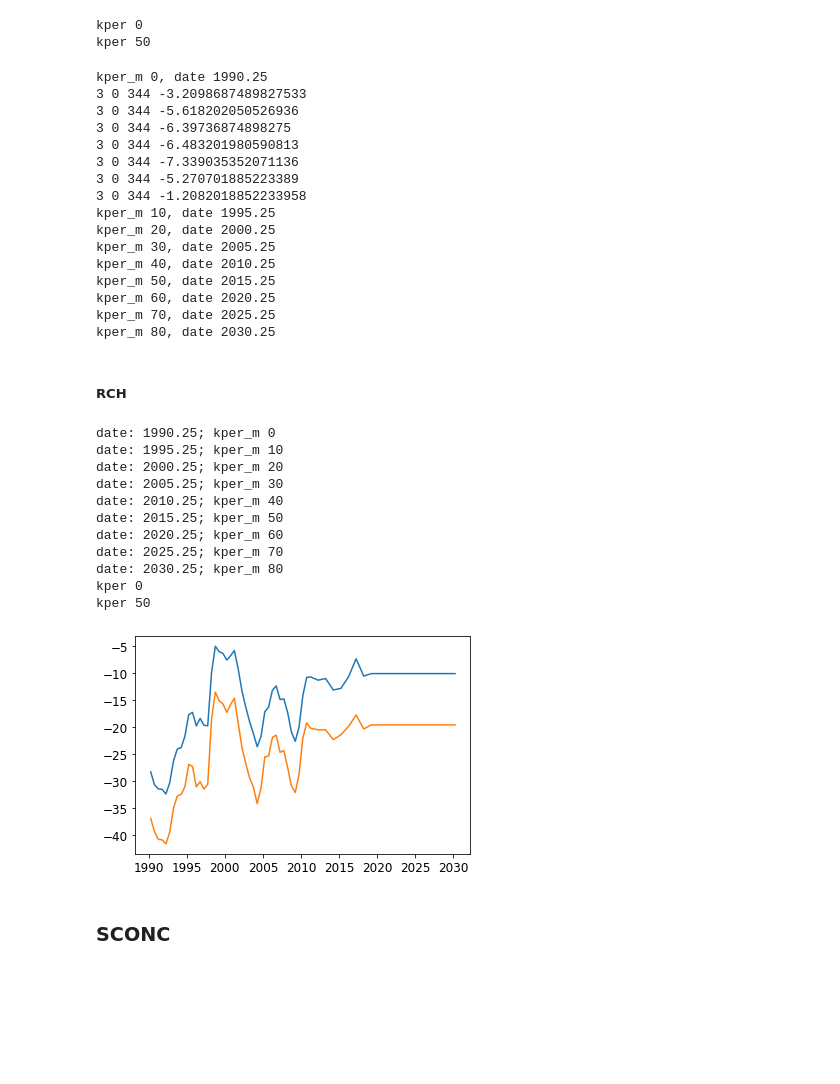
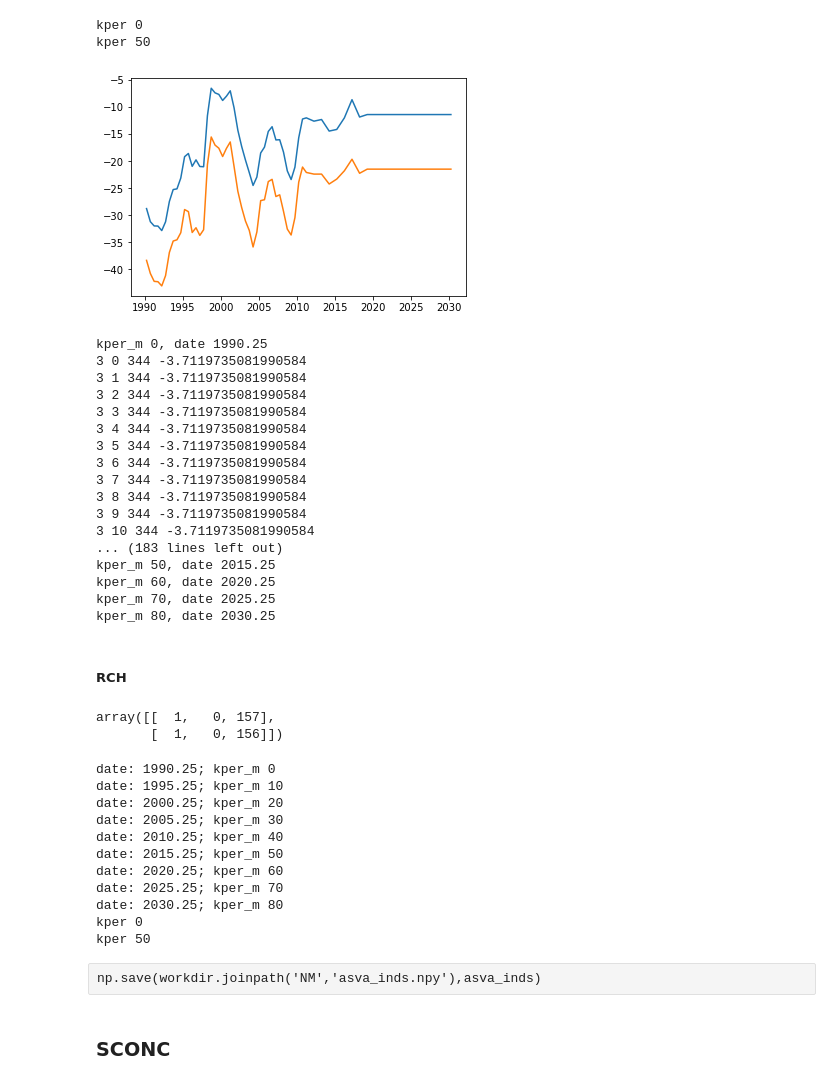
Before and after one commit to igotchalk/SWIlarge, a Jupyter notebook: notebook/test_xsection_SV.ipynb, the cells around one changed output. Drawn from its saved outputs; the diff is of its cells as text; code cells hidden in the pictures; blank space fills up the shorter version.

```diff
--- a/notebook/test_xsection_SV.ipynb
+++ b/notebook/test_xsection_SV.ipynb
@@ -1013,8 +1061,8 @@ bhead_future_400 = np.r_[bhead_future_400,np.tile(bhead_future_400[-12:],20)]
 dates_future = dates[-1] + np.linspace(1/12,1/12*len(bhead_future_180),len(bhead_future_180))
 
 
-bheads180 = np.r_[bheads180,bhead_future_180]
-bheads400 = np.r_[bheads400,bhead_future_400]
+bheads180 = np.r_[bheads180,bhead_future_180] + bhead_mod
+bheads400 = np.r_[bheads400,bhead_future_400] + bhead_mod
 dates  = np.r_[dates,dates_future]
 
 
@@ -1045,7 +1093,7 @@ bheads400_interp = interp1d(dates,conv_signal(bheads400,12),kind='cubic')(dates_
 
 plt.plot(dates_m,bheads180_interp)
 plt.plot(dates_m,bheads400_interp)
-
+plt.show()
 
 ghb_data_inland = {}
 ssm_data_inland = {}
@@ -1059,51 +1107,58 @@ for per in range(m.nper):
     for ind in inland_inds_180:
         k,i,j = ind
         bhead =bheads180_interp[per]
         if bhead < z_m_vert[k+1,i,j]:
             print(k,i,j,bhead - z_m_vert[k+1,i,j])
         else:
             ghb_per.append((k,i,j,bhead,cond))
             ssm_per.append([k,i,j,Cfresh,itype['GHB']])
 
     for ind in inland_inds_180400: #Same bhead as 180-FA
         k,i,j = ind
         bhead =bheads180_interp[per]
         if bhead < z_m_vert[k+1,i,j]:
             print(k,i,j,bhead - z_m_vert[k+1,i,j])
         else:
             ghb_per.append((k,i,j,bhead,cond))
             ssm_per.append([k,i,j,Cfresh,itype['GHB']])
 
     for ind in inland_inds_400:
         k,i,j = ind
         bhead =bheads400_interp[per]
         if bhead < z_m_vert[k+1,i,j]:
             print(k,i,j,bhead - z_m_vert[k+1,i,j])
         else:
             ghb_per.append((k,i,j,bhead,cond))
             ssm_per.append([k,i,j,Cfresh,itype['GHB']])
 
     ghb_data_inland[per]=ghb_per
     ssm_data_inland[per]=ssm_per
 # %% [output]
+[figure, added]
 kper_m 0, date 1990.25
-3 0 344 -3.2098687489827533
-3 0 344 -5.618202050526936
-3 0 344 -6.39736874898275
-3 0 344 -6.483201980590813
-3 0 344 -7.339035352071136
-3 0 344 -5.270701885223389
-3 0 344 -1.2082018852233958
-kper_m 10, date 1995.25
-kper_m 20, date 2000.25
-kper_m 30, date 2005.25
-kper_m 40, date 2010.25
+3 0 344 -3.7119735081990584
+3 1 344 -3.7119735081990584
+3 2 344 -3.7119735081990584
+3 3 344 -3.7119735081990584
+3 4 344 -3.7119735081990584
+3 5 344 -3.7119735081990584
+3 6 344 -3.7119735081990584
+3 7 344 -3.7119735081990584
+3 8 344 -3.7119735081990584
+3 9 344 -3.7119735081990584
+3 10 344 -3.7119735081990584
+... (183 lines left out)
 kper_m 50, date 2015.25
 kper_m 60, date 2020.25
 kper_m 70, date 2025.25
 kper_m 80, date 2030.25
 # %% [markdown]
 ##### RCH
+# %%
+asva_inds
+# %% [output]
+array([[  1,   0, 157],
+       [  1,   0, 156]])
 # %%
 layer =1
 f_exp = GISdir.joinpath("sva_edge_2","SVA_edge").as_posix()
@@ -1150,8 +1205,9 @@ for kper in range(nper):
         ssm_per.append(vs)
 
     #Add recharge data if coded as CHD/GHB/etc.. data
-    for vc in ssm_rech[kper]:
-        ssm_per.append(vc)
+    if add_rch:
+        for vc in ssm_rech[kper]:
+            ssm_per.append(vc)
 
 #     for vg in ghb_data_rech[kper]:
 #         ghb_per.append(vg)
@@ -1170,7 +1226,8 @@ date: 2025.25; kper_m 70
 date: 2030.25; kper_m 80
 kper 0
 kper 50
-[figure, removed]
+# %% [raw]
+np.save(workdir.joinpath('NM','asva_inds.npy'),asva_inds)
 # %% [markdown]
 ### SCONC
 # %%
```
Also changed, not shown: parts of 20 cells of this notebook, 13 other files.
